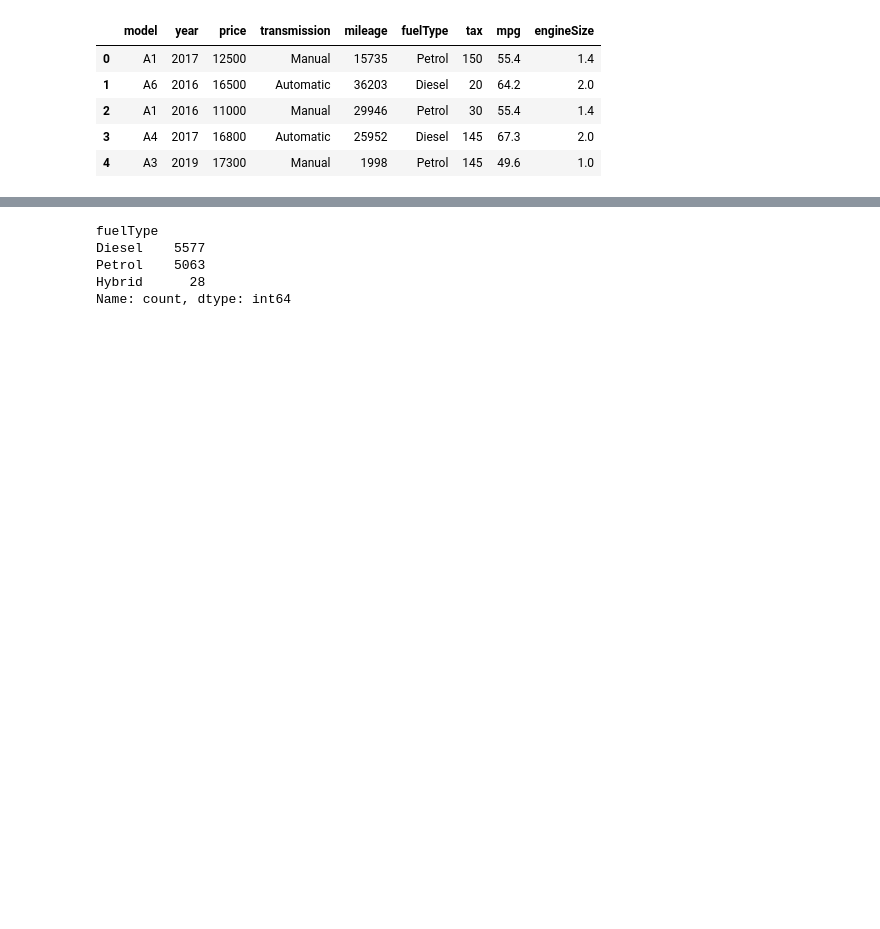
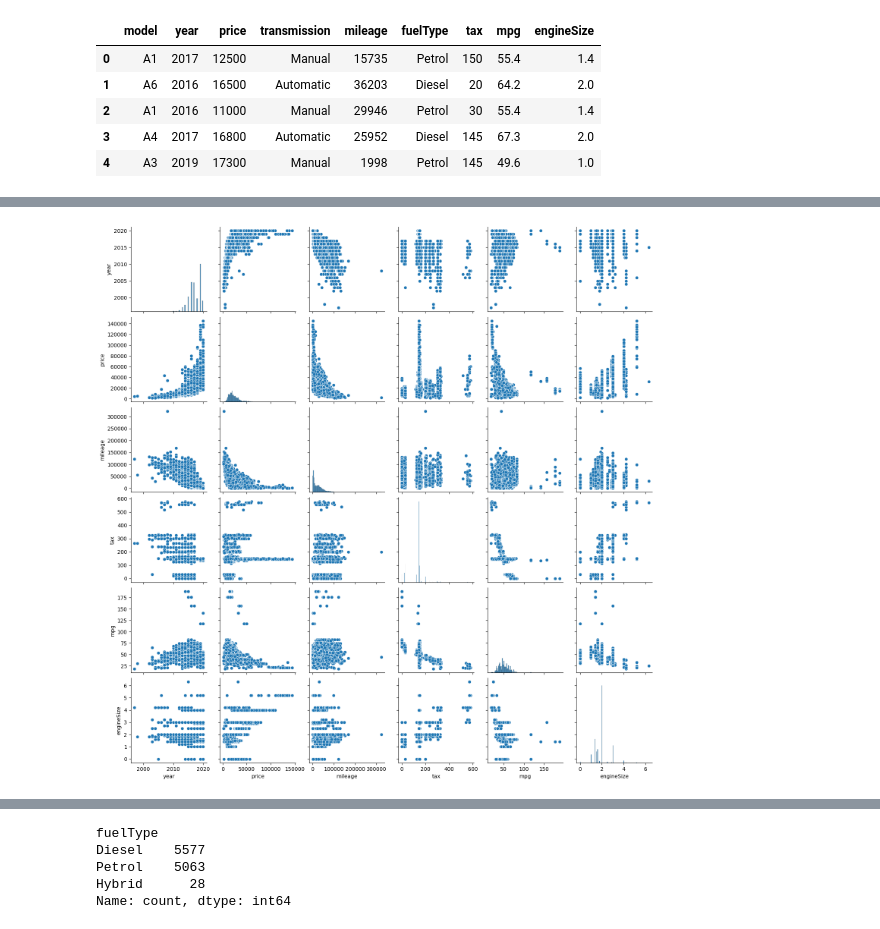
Before and after one commit to b0bursoliyev/Machine-Leraning, a Jupyter notebook: audi_price_predicted.ipynb, the cells around one changed output, grey strips where cells are left out. Saved outputs shown, nothing was run; the diff lists cells and outputs as text; code cells hidden in the pictures; blank space fills up the shorter version.

```diff
--- a/audi_price_predicted.ipynb
+++ b/audi_price_predicted.ipynb
@@ -32,3 +38,8 @@ df.head()
+# %%
+sns.pairplot(df)
+plt.show()
+# %% [output]
+[figure, added]
 # %%
 df['transmission'].value_counts()
 # %% [output]
```
Also changed, not shown: parts of 38 cells of this notebook.
